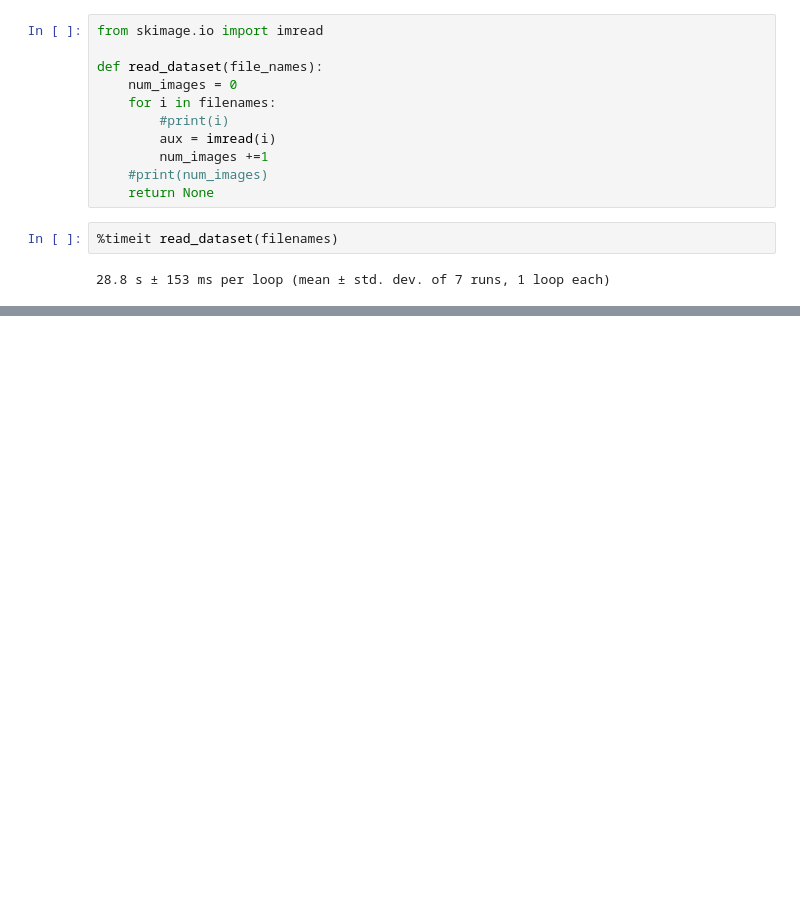
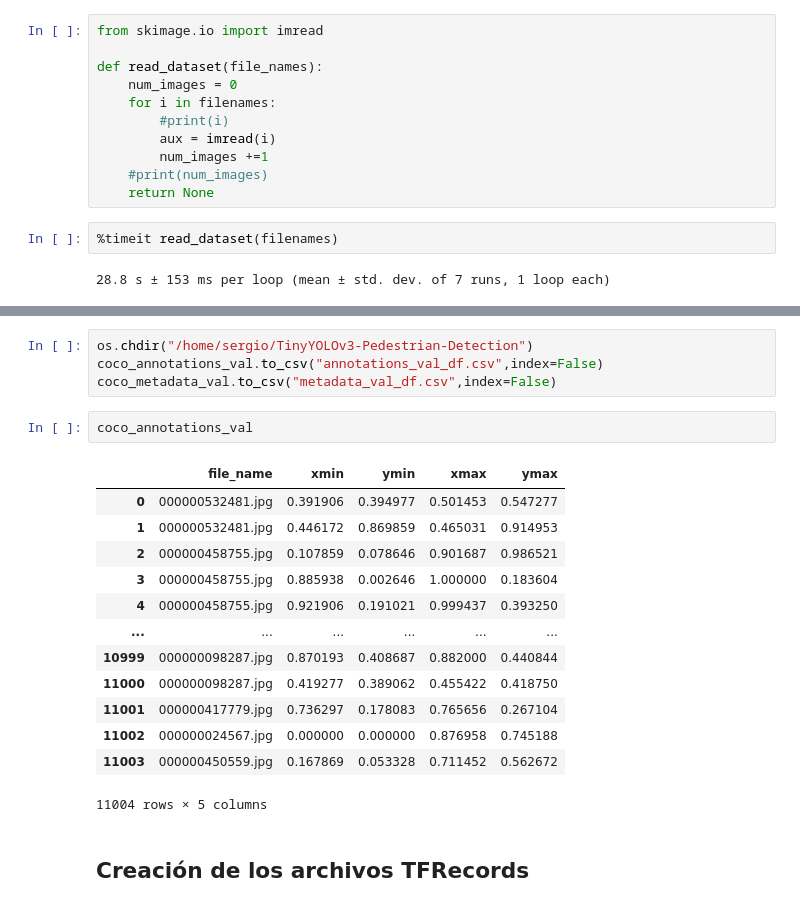
Before and after one commit to sergiourielmaya/TinyYOLOv3-Pedestrian-Detection, a Jupyter notebook: Dataset Preprocessing/TFRecord creation.ipynb, the cells around one changed output, grey strips where cells are left out. Saved outputs shown, nothing was run; the diff lists cells and outputs as text; blank space fills up the shorter version.

Commit message:
Respaldo de todos los archivos

```diff
--- a/Dataset Preprocessing/TFRecord creation.ipynb
+++ b/Dataset Preprocessing/TFRecord creation.ipynb
@@ -581,0 +484,22 @@ dict_keys(['image', 'mask', 'whatever_data', 'additional'])
+# %%
+os.chdir("/home/sergio/TinyYOLOv3-Pedestrian-Detection")
+coco_annotations_val.to_csv("annotations_val_df.csv",index=False)
+coco_metadata_val.to_csv("metadata_val_df.csv",index=False)
+# %%
+coco_annotations_val
+# %% [output]
+|  | file_name | xmin | ymin | xmax | ymax |
+| 0 | 000000532481.jpg | 0.391906 | 0.394977 | 0.501453 | 0.547277 |
+| 1 | 000000532481.jpg | 0.446172 | 0.869859 | 0.465031 | 0.914953 |
+| 2 | 000000458755.jpg | 0.107859 | 0.078646 | 0.901687 | 0.986521 |
+| 3 | 000000458755.jpg | 0.885938 | 0.002646 | 1.000000 | 0.183604 |
+| 4 | 000000458755.jpg | 0.921906 | 0.191021 | 0.999437 | 0.393250 |
+| ... | ... | ... | ... | ... | ... |
+| 10999 | 000000098287.jpg | 0.870193 | 0.408687 | 0.882000 | 0.440844 |
+| 11000 | 000000098287.jpg | 0.419277 | 0.389062 | 0.455422 | 0.418750 |
+| 11001 | 000000417779.jpg | 0.736297 | 0.178083 | 0.765656 | 0.267104 |
+| 11002 | 000000024567.jpg | 0.000000 | 0.000000 | 0.876958 | 0.745188 |
+| 11003 | 000000450559.jpg | 0.167869 | 0.053328 | 0.711452 | 0.562672 |
+11004 rows × 5 columns
+# %% [markdown]
+## Creación de los archivos TFRecords
```
Also changed, not shown: parts of 20 cells of this notebook, 4 other files.
